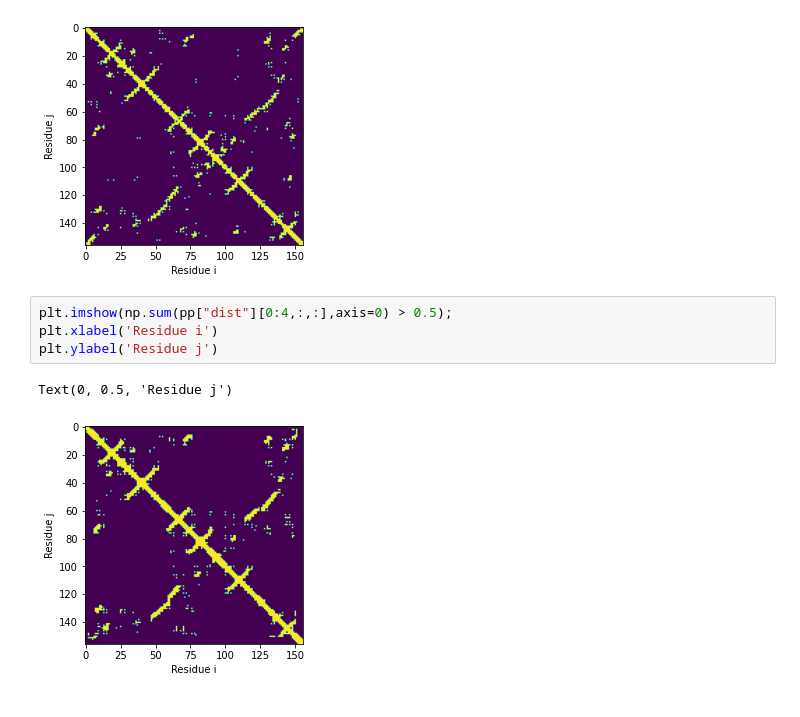
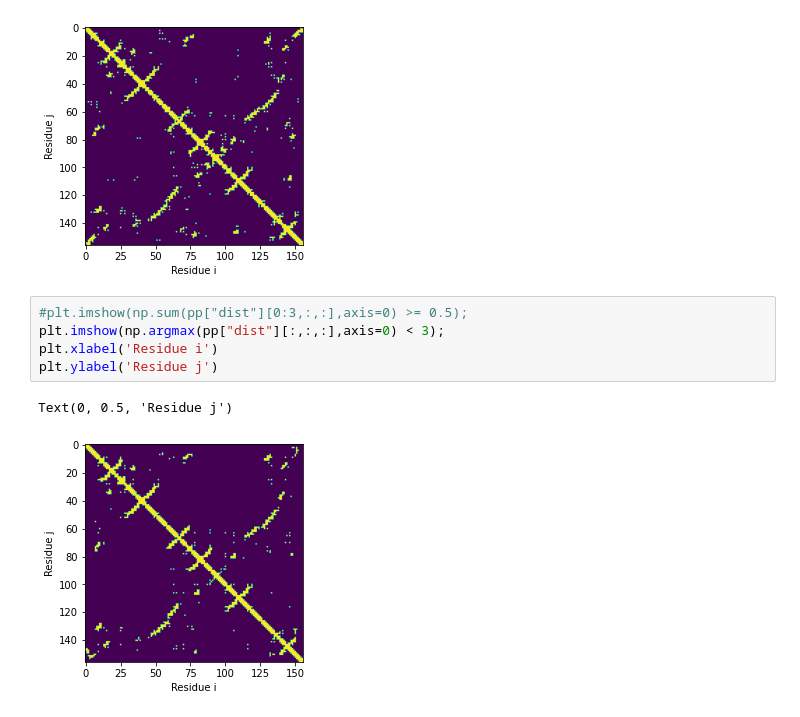
Before and after one commit to yamule/prospr, a Jupyter notebook: example_files/pred_viz.ipynb, the cells around one changed output. Saved outputs shown, nothing was run; the diff lists cells and outputs as text.

```diff
--- a/example_files/pred_viz.ipynb
+++ b/example_files/pred_viz.ipynb
@@ -338,9 +341,10 @@ plt.ylabel('Residue j')
 Text(0, 0.5, 'Residue j')
 [figure]
 # %%
-plt.imshow(np.sum(pp["dist"][0:4,:,:],axis=0) > 0.5);
+#plt.imshow(np.sum(pp["dist"][0:3,:,:],axis=0) >= 0.5);
+plt.imshow(np.argmax(pp["dist"][:,:,:],axis=0) < 3);
 plt.xlabel('Residue i')
 plt.ylabel('Residue j')
 # %% [output]
 Text(0, 0.5, 'Residue j')
-[figure, old version]
+[figure, new version]
```
Also changed, not shown: parts of 3 cells of this notebook, 2 other files.
